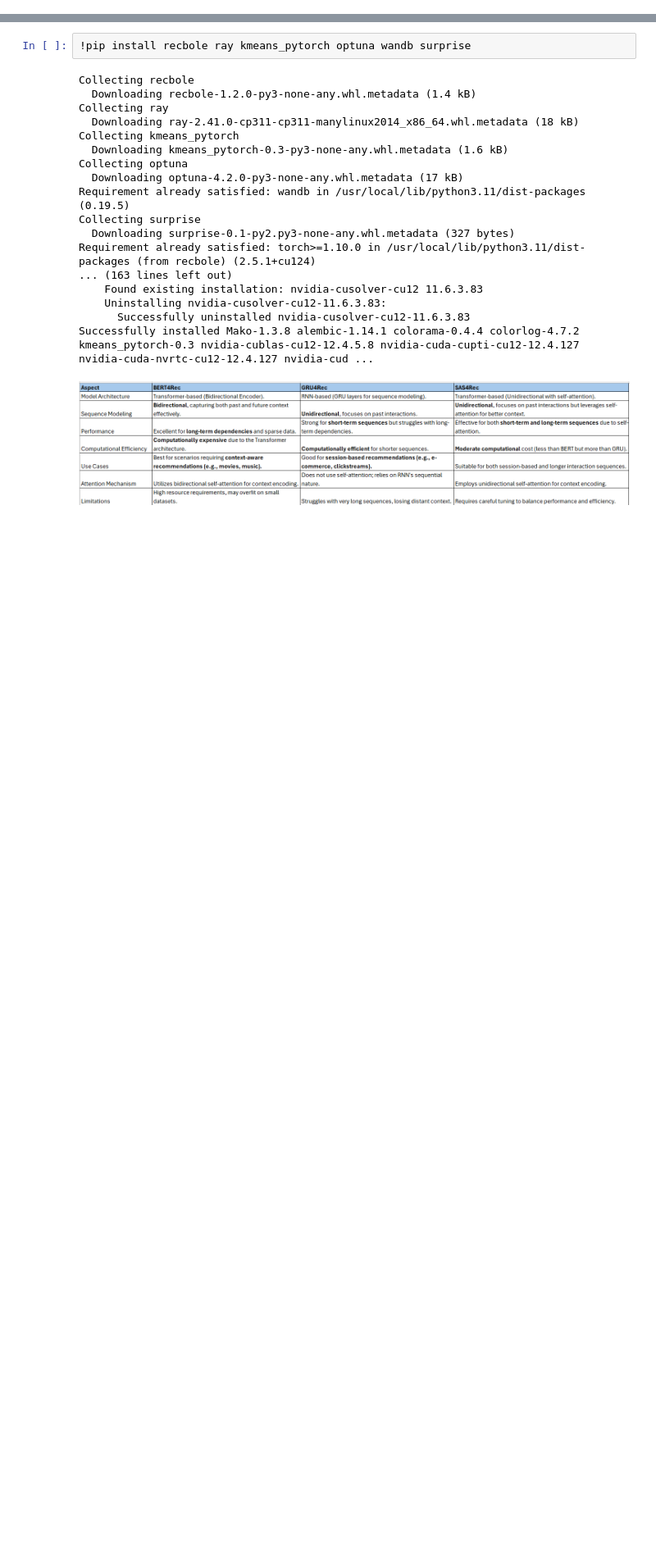
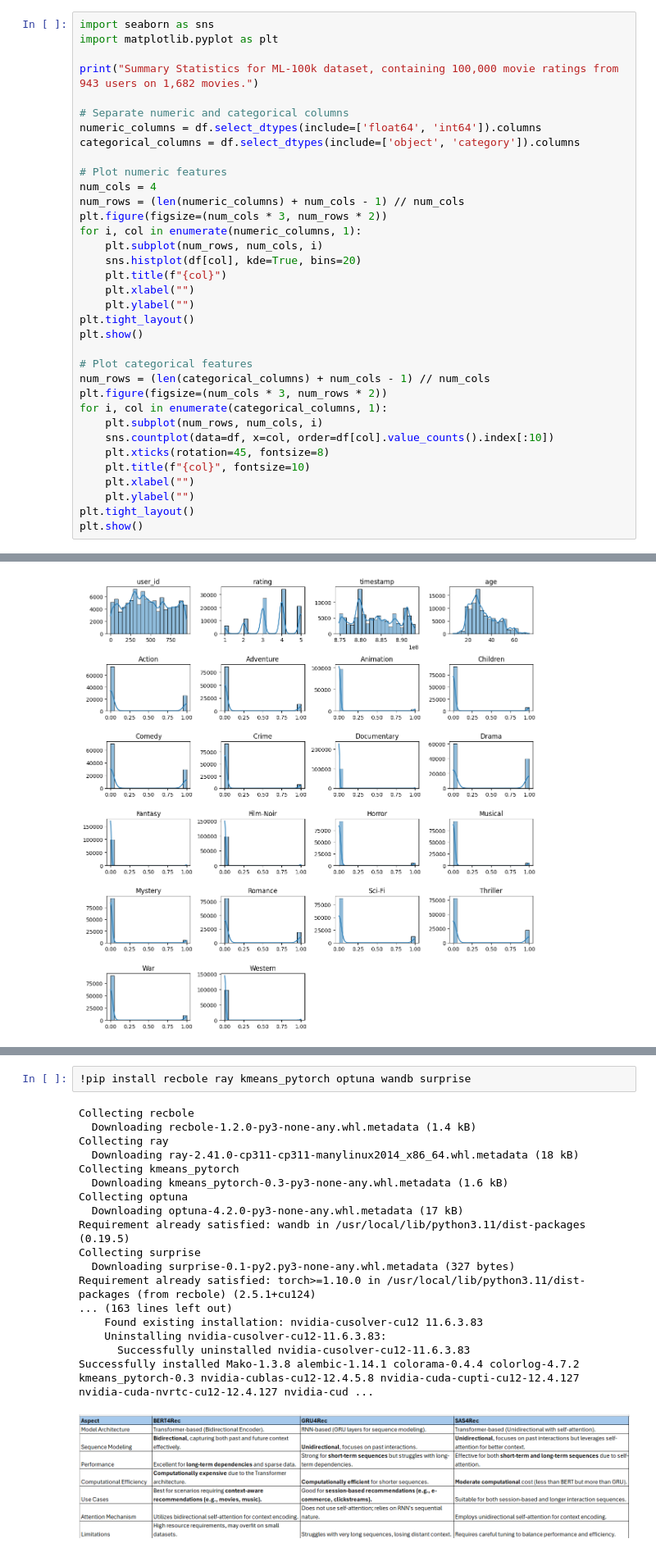
Before and after one commit to QubitExplorer/Recommender-System, a Jupyter notebook: Bert4Rec.ipynb, the cells around one changed output, grey strips where cells are left out. Shown at 82% size. Drawn from its saved outputs; the diff is of its cells as text; blank space fills up the shorter version.

```diff
--- a/Bert4Rec.ipynb
+++ b/Bert4Rec.ipynb
@@ -287,3 +290,39 @@ NDCG@10 (Normalized Discounted Cumulative Gain): Considers both relevance and ra
 Hit@10: Indicates whether at least one relevant item exists in the top 10 recommendations (1 for a hit, 0 otherwise).
 Precision@10: Represents the proportion of recommended items in the top 10 that are actually relevant.
 Training Completed! Metrics history saved to metrics_history.json
+# %%
+import seaborn as sns
+import matplotlib.pyplot as plt
+
+print("Summary Statistics for ML-100k dataset, containing 100,000 movie ratings from 943 users on 1,682 movies.")
+
+# Separate numeric and categorical columns
+numeric_columns = df.select_dtypes(include=['float64', 'int64']).columns
+categorical_columns = df.select_dtypes(include=['object', 'category']).columns
+
+# Plot numeric features
+num_cols = 4
+num_rows = (len(numeric_columns) + num_cols - 1) // num_cols
+plt.figure(figsize=(num_cols * 3, num_rows * 2))
+for i, col in enumerate(numeric_columns, 1):
+    plt.subplot(num_rows, num_cols, i)
+    sns.histplot(df[col], kde=True, bins=20)
+    plt.title(f"{col}")
+    plt.xlabel("")
+    plt.ylabel("")
+plt.tight_layout()
+plt.show()
+
+# Plot categorical features
+num_rows = (len(categorical_columns) + num_cols - 1) // num_cols
+plt.figure(figsize=(num_cols * 3, num_rows * 2))
+for i, col in enumerate(categorical_columns, 1):
+    plt.subplot(num_rows, num_cols, i)
+    sns.countplot(data=df, x=col, order=df[col].value_counts().index[:10])
+    plt.xticks(rotation=45, fontsize=8)
+    plt.title(f"{col}", fontsize=10)
+    plt.xlabel("")
+    plt.ylabel("")
+plt.tight_layout()
+plt.show()
+# %% [output]
@@ -289,0 +330 @@ Training Completed! Metrics history saved to metrics_history.json
+[figure, added]
```
Also changed, not shown: parts of 6 cells of this notebook.
